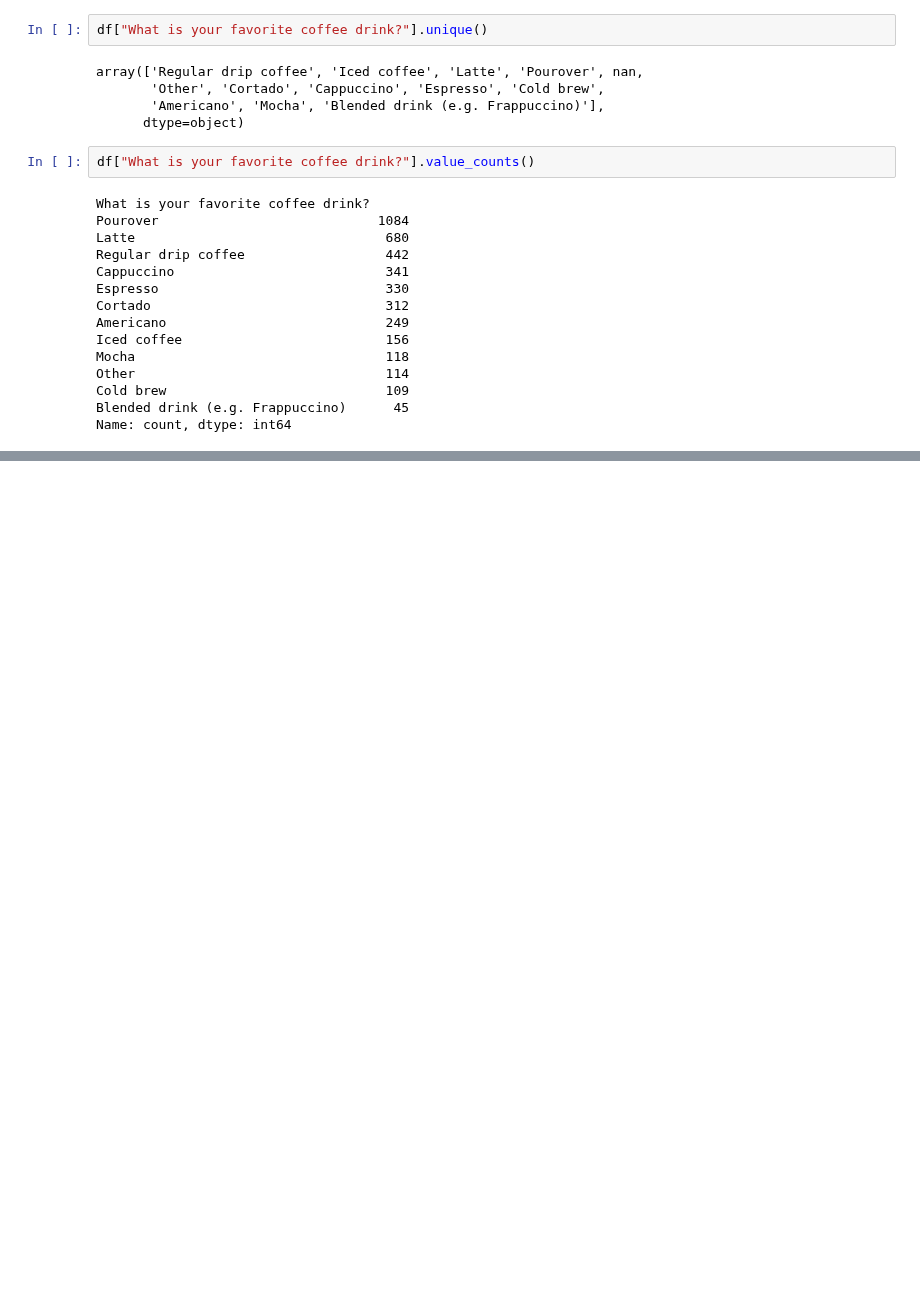
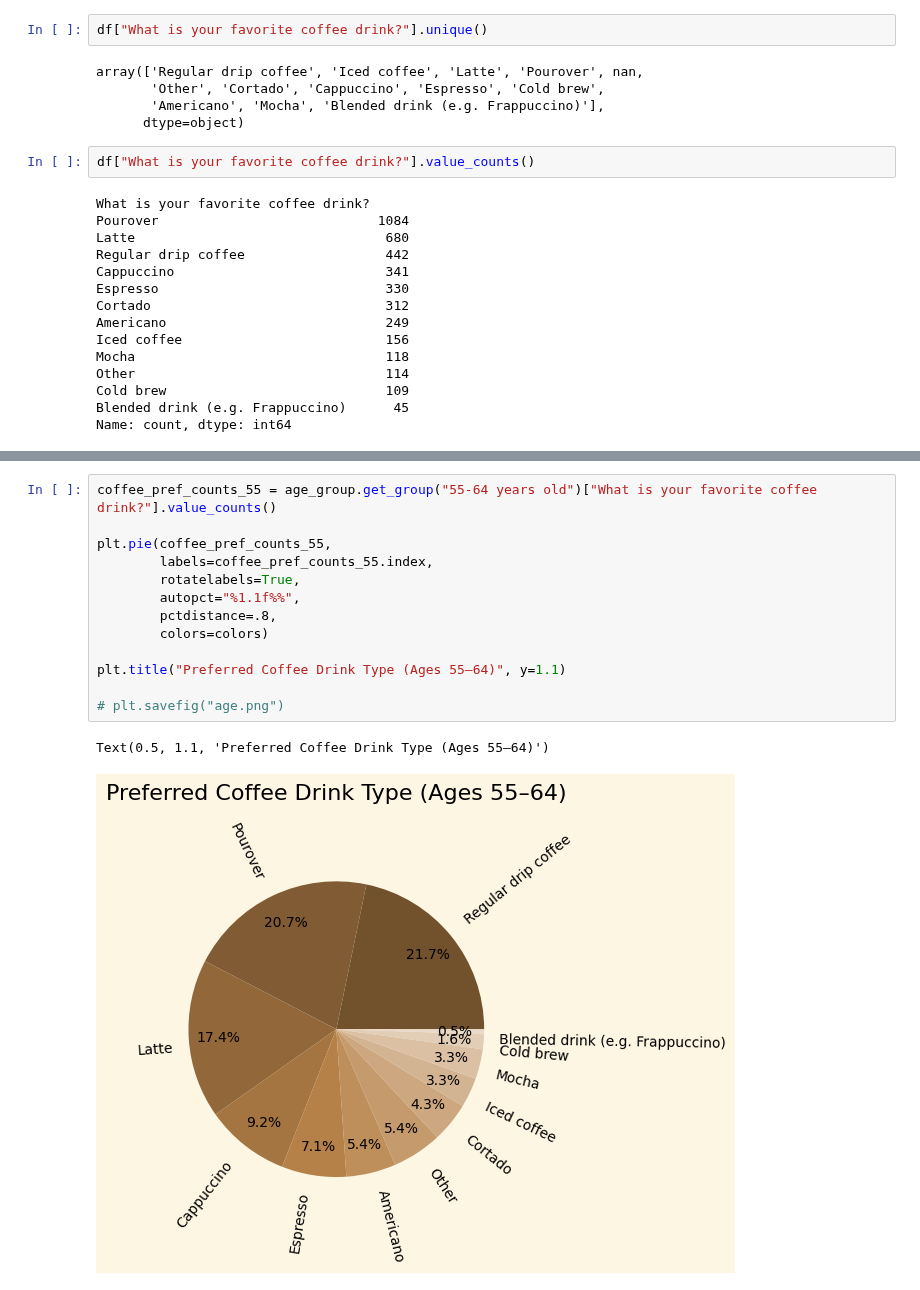
Before and after one commit to peterjungers/coffee_survey, a Jupyter notebook: coffee_survey.ipynb, the cells around one changed output, grey strips where cells are left out. Drawn from its saved outputs; the diff is of its cells as text; blank space fills up the shorter version.

```diff
--- a/coffee_survey.ipynb
+++ b/coffee_survey.ipynb
@@ -127,0 +181,16 @@ Text(0.5, 1.0, 'Preferred Coffee Drink Type')
+# %%
+coffee_pref_counts_55 = age_group.get_group("55-64 years old")["What is your favorite coffee drink?"].value_counts()
+
+plt.pie(coffee_pref_counts_55,
+        labels=coffee_pref_counts_55.index,
+        rotatelabels=True,
+        autopct="%1.1f%%",
+        pctdistance=.8,
+        colors=colors)
+
+plt.title("Preferred Coffee Drink Type (Ages 55–64)", y=1.1)
+
+# plt.savefig("age.png")
+# %% [output]
+Text(0.5, 1.1, 'Preferred Coffee Drink Type (Ages 55–64)')
+[figure, added]
```
Also changed, not shown: parts of 10 cells of this notebook.
